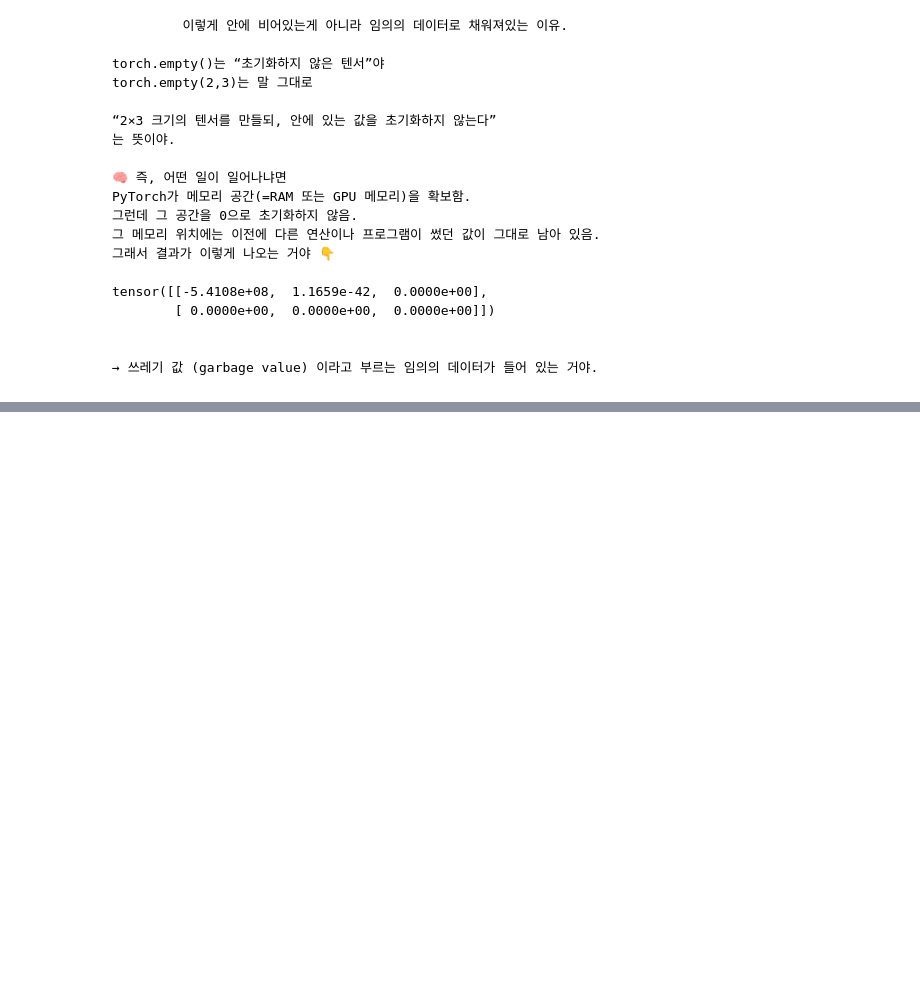
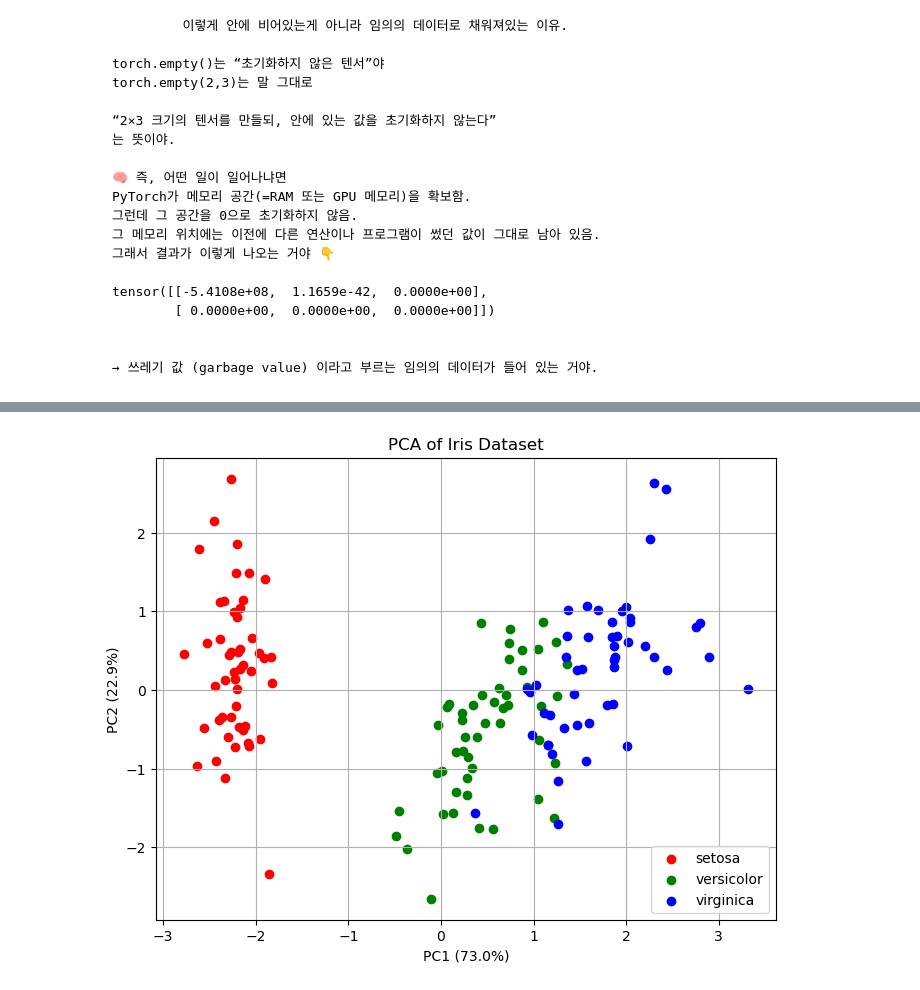
Before and after one commit to carookim/Python, a Jupyter notebook: machine-learning/20251020복습.ipynb, the cells around one changed output, grey strips where cells are left out. Saved outputs shown, nothing was run; the diff lists cells and outputs as text; code cells hidden in the pictures; blank space fills up the shorter version.

```diff
--- a/machine-learning/20251020복습.ipynb
+++ b/machine-learning/20251020복습.ipynb
@@ -73,0 +122,43 @@ tensor([[-5.4108e+08,  1.1659e-42,  0.0000e+00],
+# %%
+import numpy as np
+import pandas as pd
+import matplotlib.pyplot as plt
+from sklearn.datasets import load_iris
+from sklearn.preprocessing import StandardScaler
+from sklearn.decomposition import PCA
+
+# 1️⃣ 데이터 불러오기
+iris = load_iris()
+X = iris.data        # 4개의 feature
+y = iris.target      # 0,1,2로 클래스 라벨
+target_names = iris.target_names
+
+# 2️⃣ 데이터 정규화 (PCA는 스케일에 민감)
+scaler = StandardScaler()
+X_scaled = scaler.fit_transform(X)
+
+# 3️⃣ PCA 적용 (차원 축소)
+pca = PCA(n_components=2)  # 4D → 2D
+X_pca = pca.fit_transform(X_scaled)
+
+# 4️⃣ 결과를 DataFrame으로
+df_pca = pd.DataFrame(data=X_pca, columns=['PC1', 'PC2'])
+df_pca['target'] = y
+
+# 5️⃣ 시각화
+plt.figure(figsize=(8,6))
+colors = ['r', 'g', 'b']
+
+for i, color, name in zip([0,1,2], colors, target_names):
+    plt.scatter(df_pca[df_pca['target']==i]['PC1'],
+                df_pca[df_pca['target']==i]['PC2'],
+                color=color, label=name)
+
+plt.xlabel(f"PC1 ({pca.explained_variance_ratio_[0]*100:.1f}%)")
+plt.ylabel(f"PC2 ({pca.explained_variance_ratio_[1]*100:.1f}%)")
+plt.title("PCA of Iris Dataset")
+plt.legend()
+plt.grid(True)
+plt.show()
+# %% [output]
+[figure, added]
```
Also changed, not shown: parts of 2 cells of this notebook, 11 other files.
